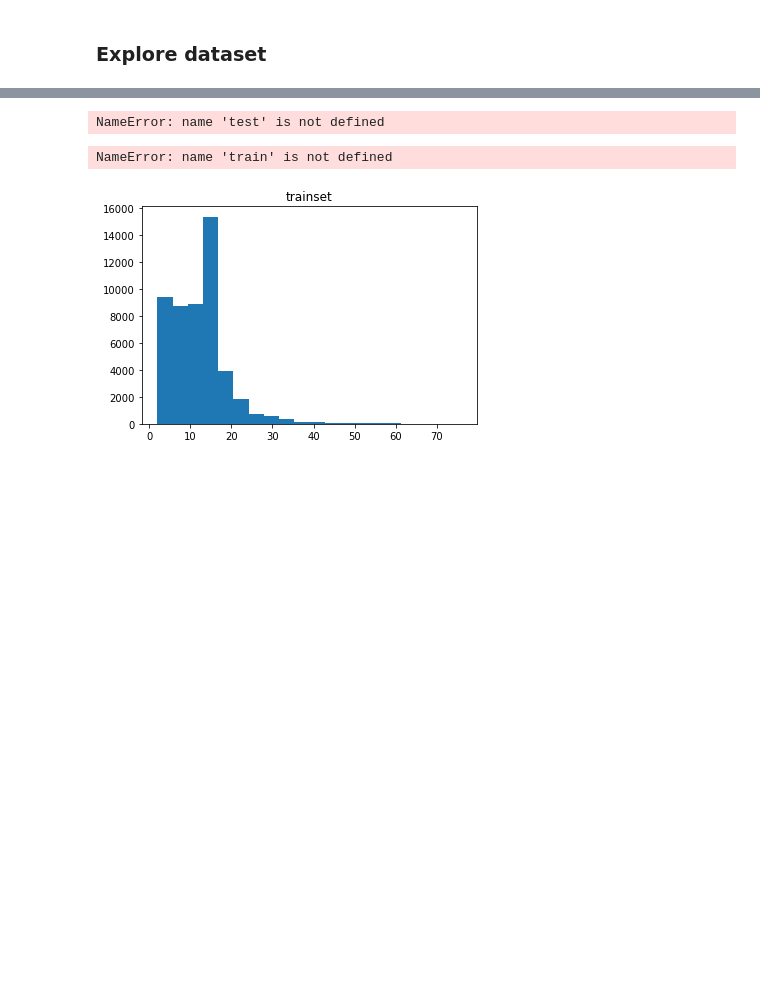
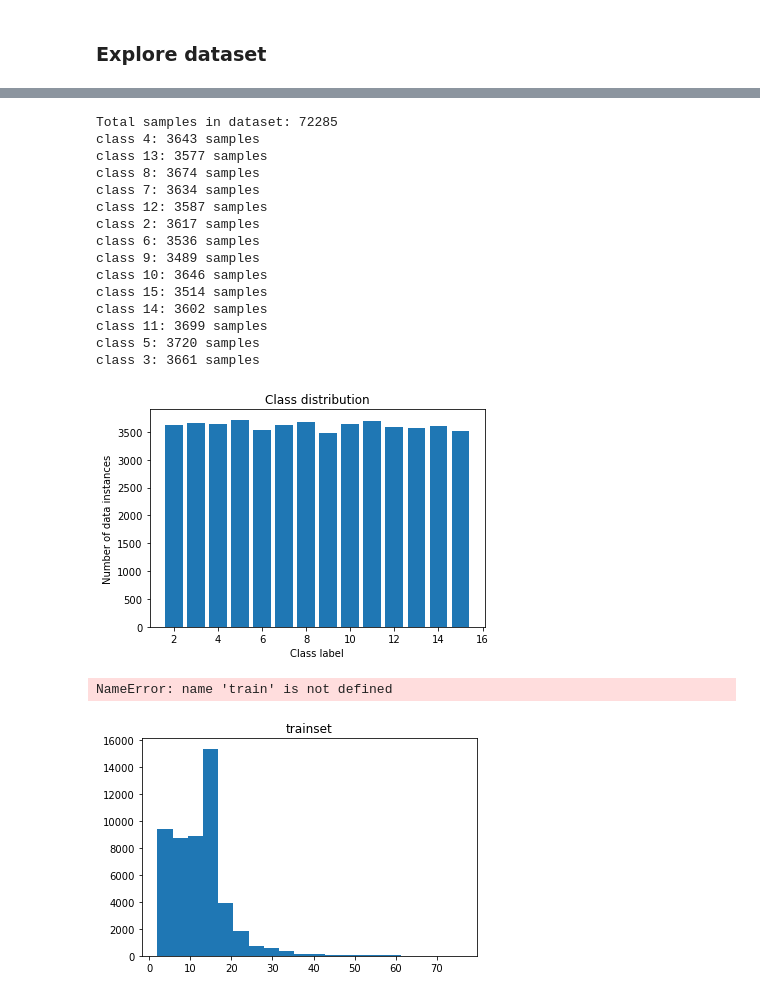
Before and after one commit to SasageyoOrg/gtn-igr-activity-prediction, a Jupyter notebook: data/IGs/prepare_IGs.ipynb, the cells around one changed output, grey strips where cells are left out. Cells and saved outputs as stored; diff of their text form; code cells hidden in the pictures; blank space fills up the shorter version.

Commit message:
Train-jutsu

```diff
--- a/data/IGs/prepare_IGs.ipynb
+++ b/data/IGs/prepare_IGs.ipynb
@@ -206,5 +304,2 @@ Graph(num_nodes=29, num_edges=14,
       ndata_schemes={'feat': Scheme(shape=(1,), dtype=torch.float32)}
       edata_schemes={'feat': Scheme(shape=(1,), dtype=torch.float32)})
-# %%
-graph, label = datasetDGL.train[0:100]
-label
@@ -252,21 +329,40 @@ print(datasetDGL.test[0])
 # %%
 import matplotlib.pyplot as plt
 from collections import defaultdict
-
+print(f"Total samples in dataset: {len(dataset)}")
+plt_ds = train
 # Count number of data instances in each class for test set
 class_counts = defaultdict(int)
-for i, data in enumerate(test):
+for i, data in enumerate(plt_ds):
     label = data['target']
     class_counts[label.item()] += 1
+
+for key, value in class_counts.items():
+    print(f"class {key}: {value} samples")
 
 # Plot bar chart of class distribution for test set
 plt.bar(class_counts.keys(), class_counts.values())
 plt.xlabel('Class label')
 plt.ylabel('Number of data instances')
-plt.title('Class distribution for test set')
+plt.title(f'Class distribution')
 plt.show()
 # %% [output]
-NameError: name 'test' is not defined
+Total samples in dataset: 72285
+class 4: 3643 samples
+class 13: 3577 samples
+class 8: 3674 samples
+class 7: 3634 samples
+class 12: 3587 samples
+class 2: 3617 samples
+class 6: 3536 samples
+class 9: 3489 samples
+class 10: 3646 samples
+class 15: 3514 samples
+class 14: 3602 samples
+class 11: 3699 samples
+class 5: 3720 samples
+class 3: 3661 samples
+[figure, added]
 # %%
 # Create set of unique classes in train set
 unique_classes = set()
```
Also changed, not shown: parts of 10 cells of this notebook, 8 other files.
